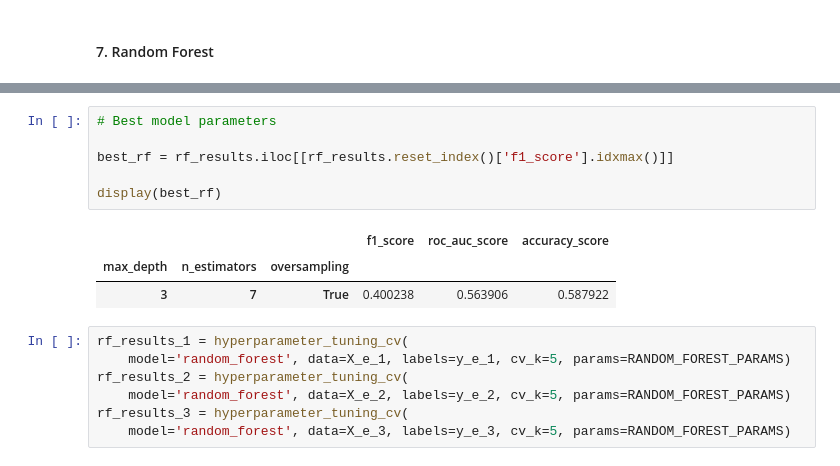
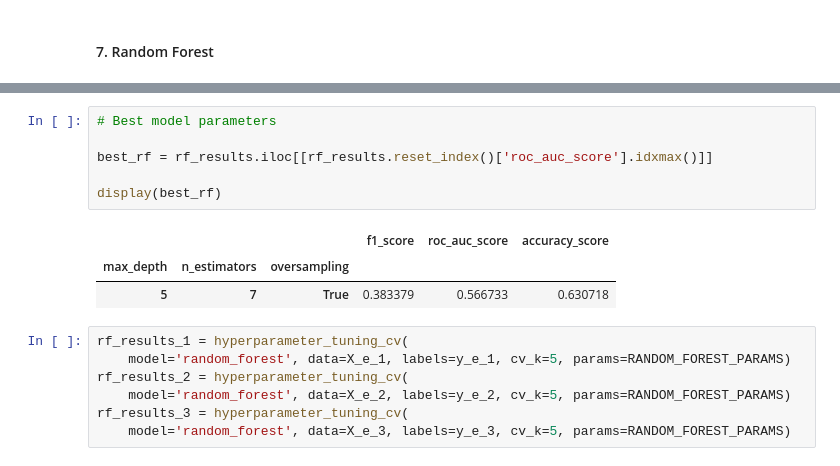
Before and after one commit to CS-433/cs-433-project-2-cough_classifier, a Jupyter notebook: src/notebooks/grid_search_classical/grid_search_fine_no_metadata.ipynb, the cells around one changed output, grey strips where cells are left out. Drawn from its saved outputs; the diff is of its cells as text.

```diff
--- a/src/notebooks/grid_search_classical/grid_search_fine_no_metadata.ipynb
+++ b/src/notebooks/grid_search_classical/grid_search_fine_no_metadata.ipynb
@@ -405,13 +405,13 @@ display(rf_results)
 # %%
 # Best model parameters
 
-best_rf = rf_results.iloc[[rf_results.reset_index()['f1_score'].idxmax()]]
+best_rf = rf_results.iloc[[rf_results.reset_index()['roc_auc_score'].idxmax()]]
 
 display(best_rf)
 # %% [output]
 |  |  |  | f1_score | roc_auc_score | accuracy_score |
 | max_depth | n_estimators | oversampling |  |  |  |
-| 3 | 7 | True | 0.400238 | 0.563906 | 0.587922 |
+| 5 | 7 | True | 0.383379 | 0.566733 | 0.630718 |
 # %%
 rf_results_1 = hyperparameter_tuning_cv(
     model='random_forest', data=X_e_1, labels=y_e_1, cv_k=5, params=RANDOM_FOREST_PARAMS)
```
Also changed, not shown: parts of 17 cells of this notebook, 20 other files.
